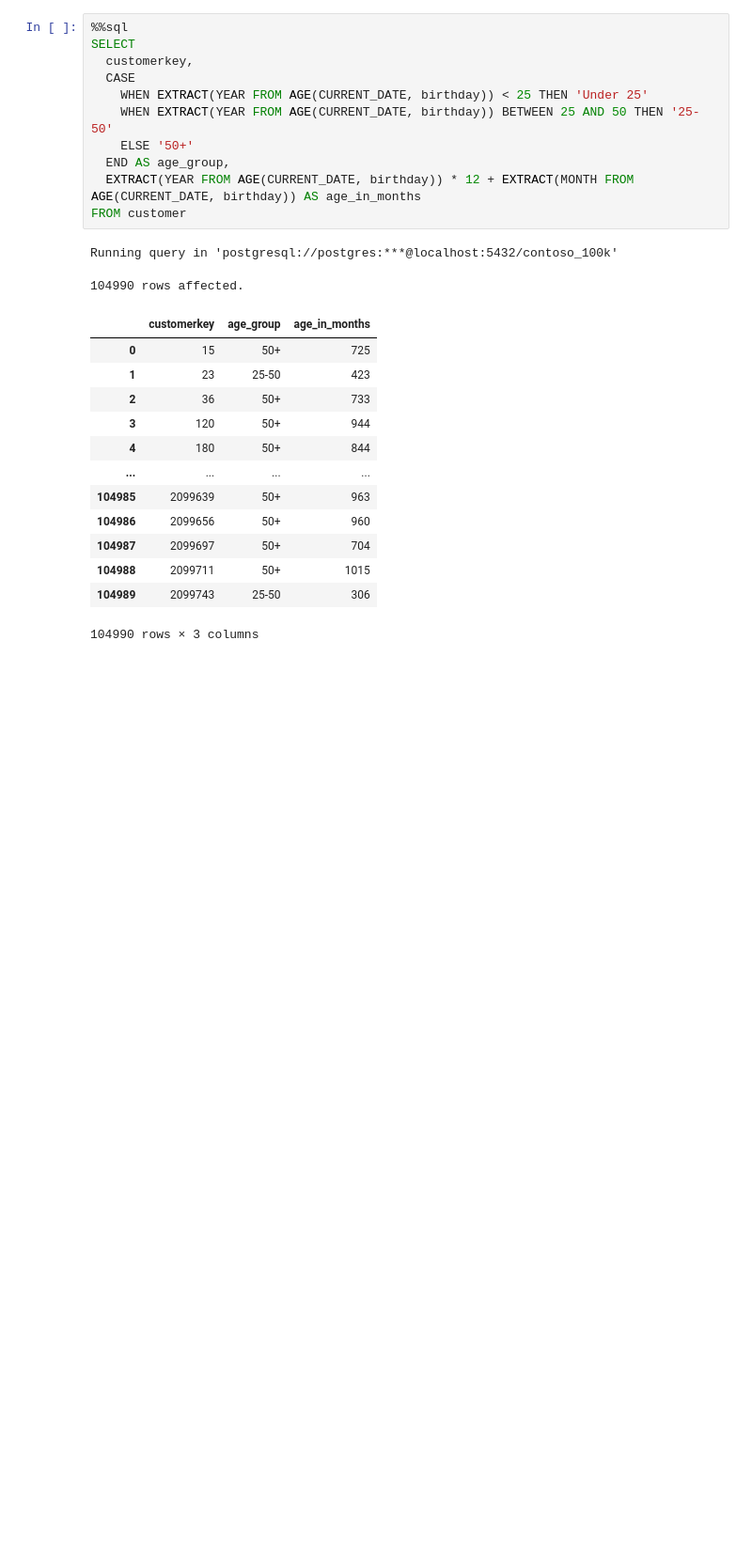
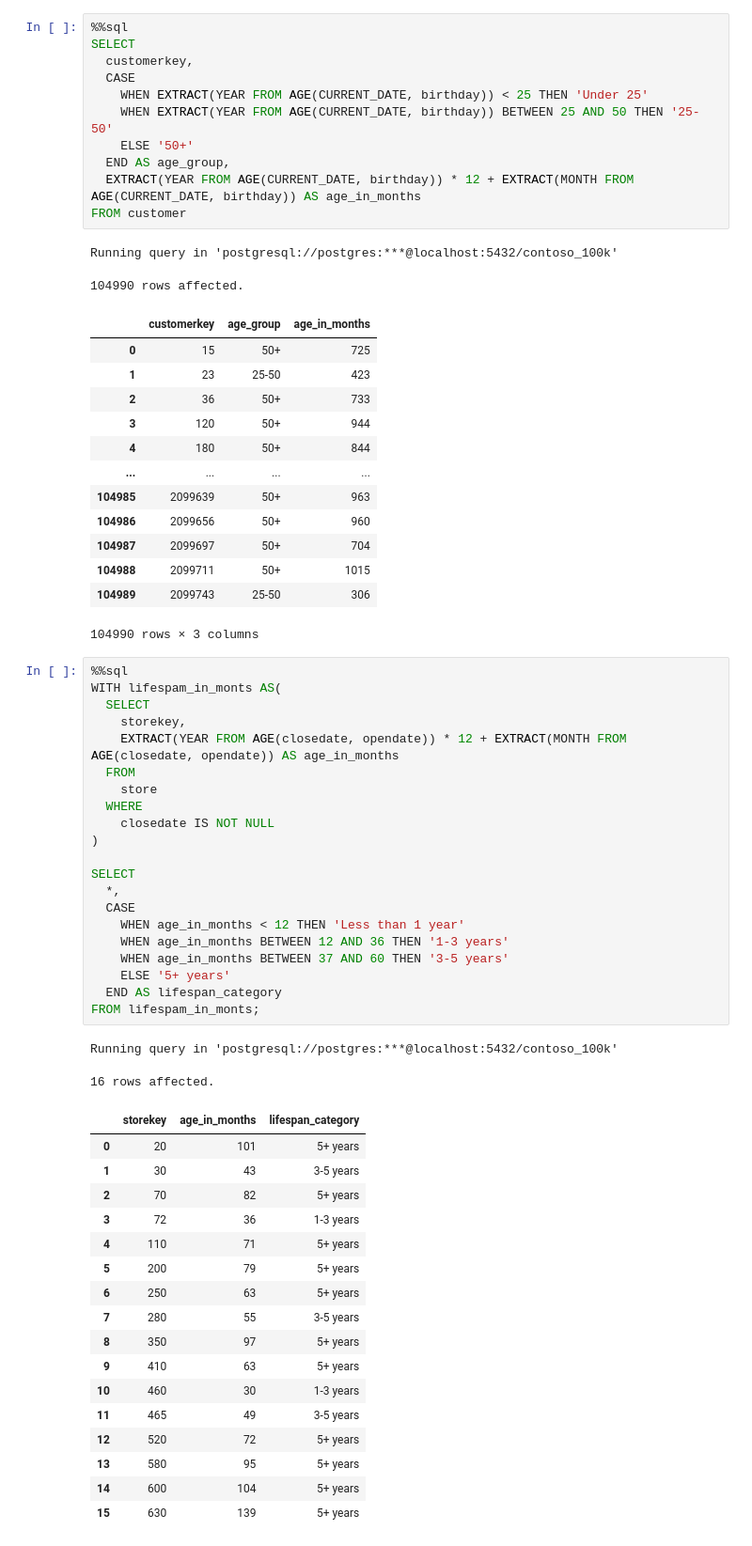
Before and after one commit to Bartek0829/SQL-learning, a Jupyter notebook: Resources/Date&TimeFunctions.ipynb, the cells around one changed output. Shown: that part at 94% size. Saved outputs shown, nothing was run; the diff lists cells and outputs as text; blank space fills up the shorter version.

```diff
--- a/Resources/Date&TimeFunctions.ipynb
+++ b/Resources/Date&TimeFunctions.ipynb
@@ -319,3 +319,44 @@ Running query in 'postgresql://postgres:***@localhost:5432/contoso_100k'
 | 104988 | 2099711 | 50+ | 1015 |
 | 104989 | 2099743 | 25-50 | 306 |
 104990 rows × 3 columns
+# %%
+%%sql
+WITH lifespam_in_monts AS(
+  SELECT
+    storekey,
+    EXTRACT(YEAR FROM AGE(closedate, opendate)) * 12 + EXTRACT(MONTH FROM AGE(closedate, opendate)) AS age_in_months
+  FROM
+    store
+  WHERE
+    closedate IS NOT NULL
+)
+
+SELECT
+  *,
+  CASE
+    WHEN age_in_months < 12 THEN 'Less than 1 year'
+    WHEN age_in_months BETWEEN 12 AND 36 THEN '1-3 years'
+    WHEN age_in_months BETWEEN 37 AND 60 THEN '3-5 years'
+    ELSE '5+ years'
+  END AS lifespan_category
+FROM lifespam_in_monts;
+# %% [output]
+Running query in 'postgresql://postgres:***@localhost:5432/contoso_100k'
+16 rows affected.
+|  | storekey | age_in_months | lifespan_category |
+| 0 | 20 | 101 | 5+ years |
+| 1 | 30 | 43 | 3-5 years |
+| 2 | 70 | 82 | 5+ years |
+| 3 | 72 | 36 | 1-3 years |
+| 4 | 110 | 71 | 5+ years |
+| 5 | 200 | 79 | 5+ years |
+| 6 | 250 | 63 | 5+ years |
+| 7 | 280 | 55 | 3-5 years |
+| 8 | 350 | 97 | 5+ years |
+| 9 | 410 | 63 | 5+ years |
+| 10 | 460 | 30 | 1-3 years |
+| 11 | 465 | 49 | 3-5 years |
+| 12 | 520 | 72 | 5+ years |
+| 13 | 580 | 95 | 5+ years |
+| 14 | 600 | 104 | 5+ years |
+| 15 | 630 | 139 | 5+ years |
```
Also changed, not shown: parts of 1 cell of this notebook.
